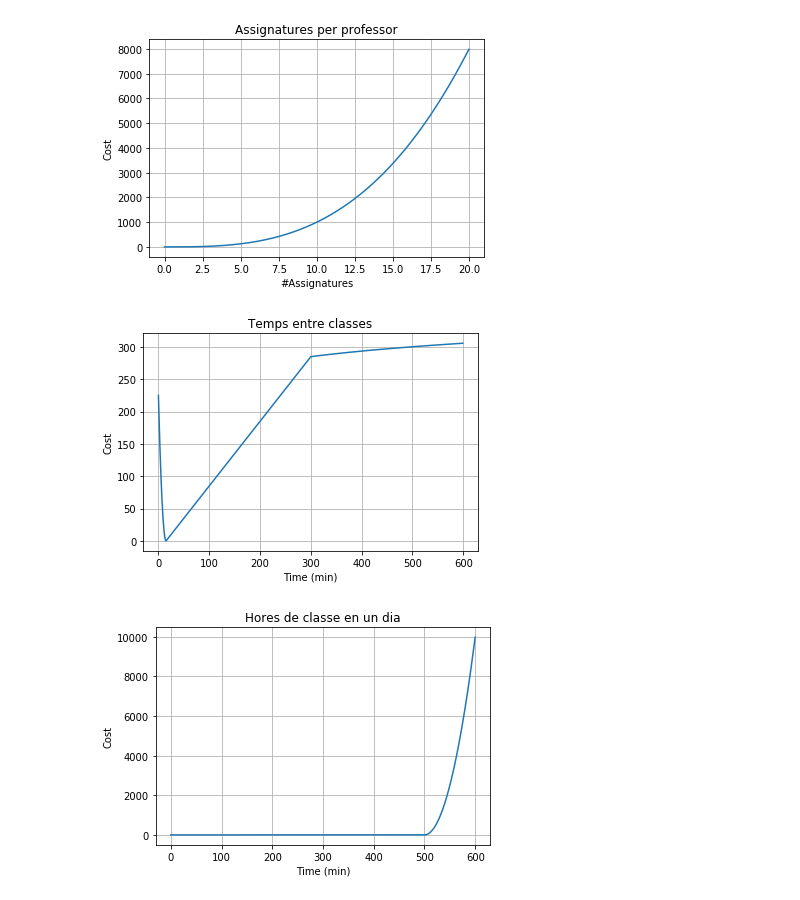
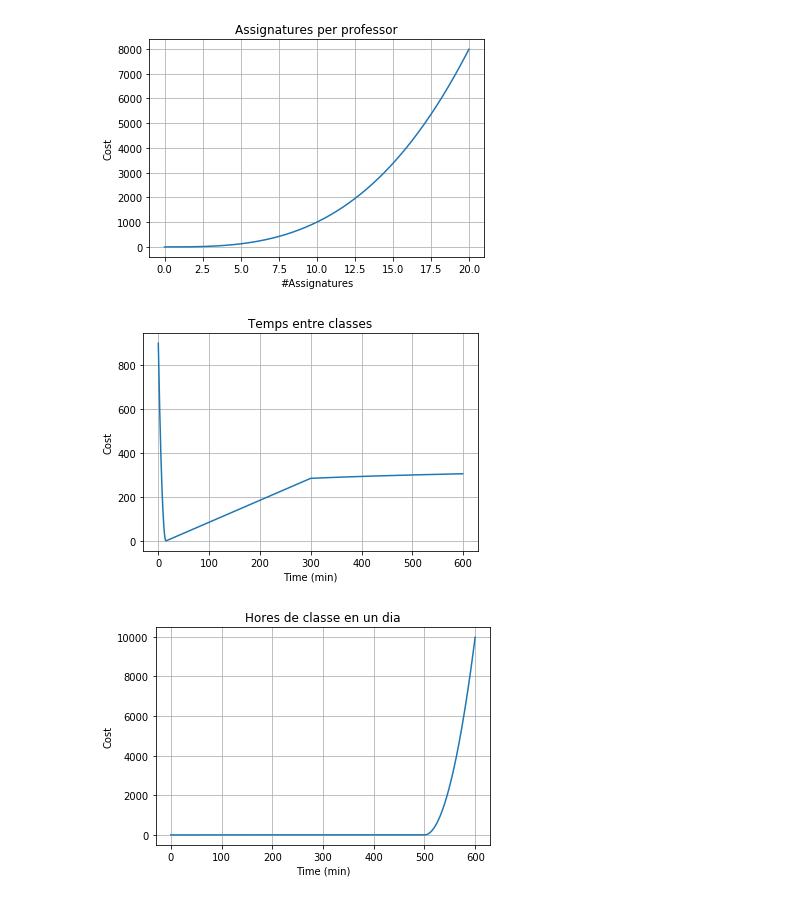
Before and after one commit to auctionize/asset-distribution-systems, a Jupyter notebook: PD_Plots/plots.ipynb, the cells around one changed output. Cells and saved outputs as stored; diff of their text form; code cells hidden in the pictures.

```diff
--- a/PD_Plots/plots.ipynb
+++ b/PD_Plots/plots.ipynb
@@ -31,10 +31,10 @@ plot(t,s, "Assignatures per professor", "#Assignatures")
 # %%
 # Difèrencia temporal entre final i començament de classes en un mateix dia
 t = np.arange(0, 10*60, 1)
-s = np.concatenate([np.power(15-t[:15], 2), t[15:5*60]-t[15] , 30*np.log(t[5*60:])+t[5*60]-t[15]-30*np.log(t[5*60])])
+s = np.concatenate([np.power(2*(15-t[:15]), 2), t[15:5*60]-t[15] , 30*np.log(t[5*60:])+t[5*60]-t[15]-30*np.log(t[5*60])])
 plot(t, s, "Temps entre classes","Time (min)")
 # %% [output]
-[figure, old version]
+[figure, new version]
 # %%
 # Hores per dia
 t = np.arange(0, 10*60, 0.1)
```
Also changed, not shown: 9 other files.
